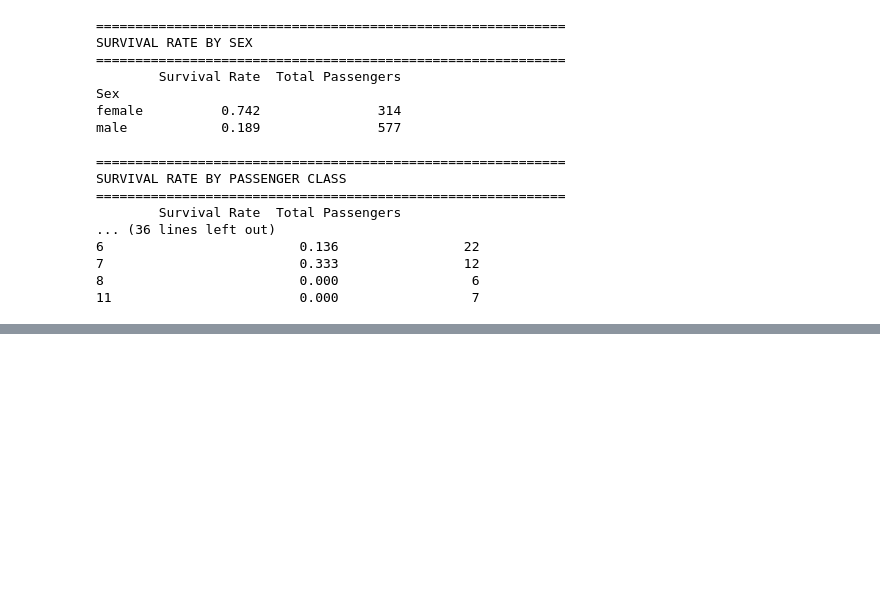
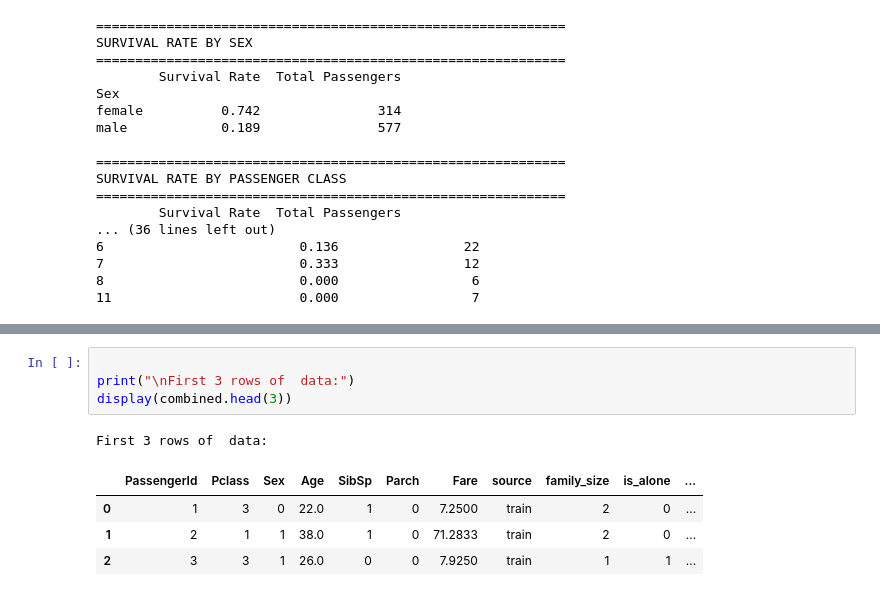
Before and after one commit to sahitani/Gen-AI-Project, a Jupyter notebook: titanic_competition.ipynb, the cells around one changed output, grey strips where cells are left out. Saved outputs shown, nothing was run; the diff lists cells and outputs as text; blank space fills up the shorter version.

```diff
--- a/titanic_competition.ipynb
+++ b/titanic_competition.ipynb
@@ -146,0 +310,10 @@ SURVIVAL RATE BY PASSENGER CLASS
+# %%
+
+print("\nFirst 3 rows of  data:")
+display(combined.head(3))
+# %% [output]
+First 3 rows of  data:
+|  | PassengerId | Pclass | Sex | Age | SibSp | Parch | Fare | source | family_size | is_alone | ... |
+| 0 | 1 | 3 | 0 | 22.0 | 1 | 0 | 7.2500 | train | 2 | 0 | ... |
+| 1 | 2 | 1 | 1 | 38.0 | 1 | 0 | 71.2833 | train | 2 | 0 | ... |
+| 2 | 3 | 3 | 1 | 26.0 | 0 | 0 | 7.9250 | train | 1 | 1 | ... |
```
Also changed, not shown: parts of 8 cells of this notebook.
